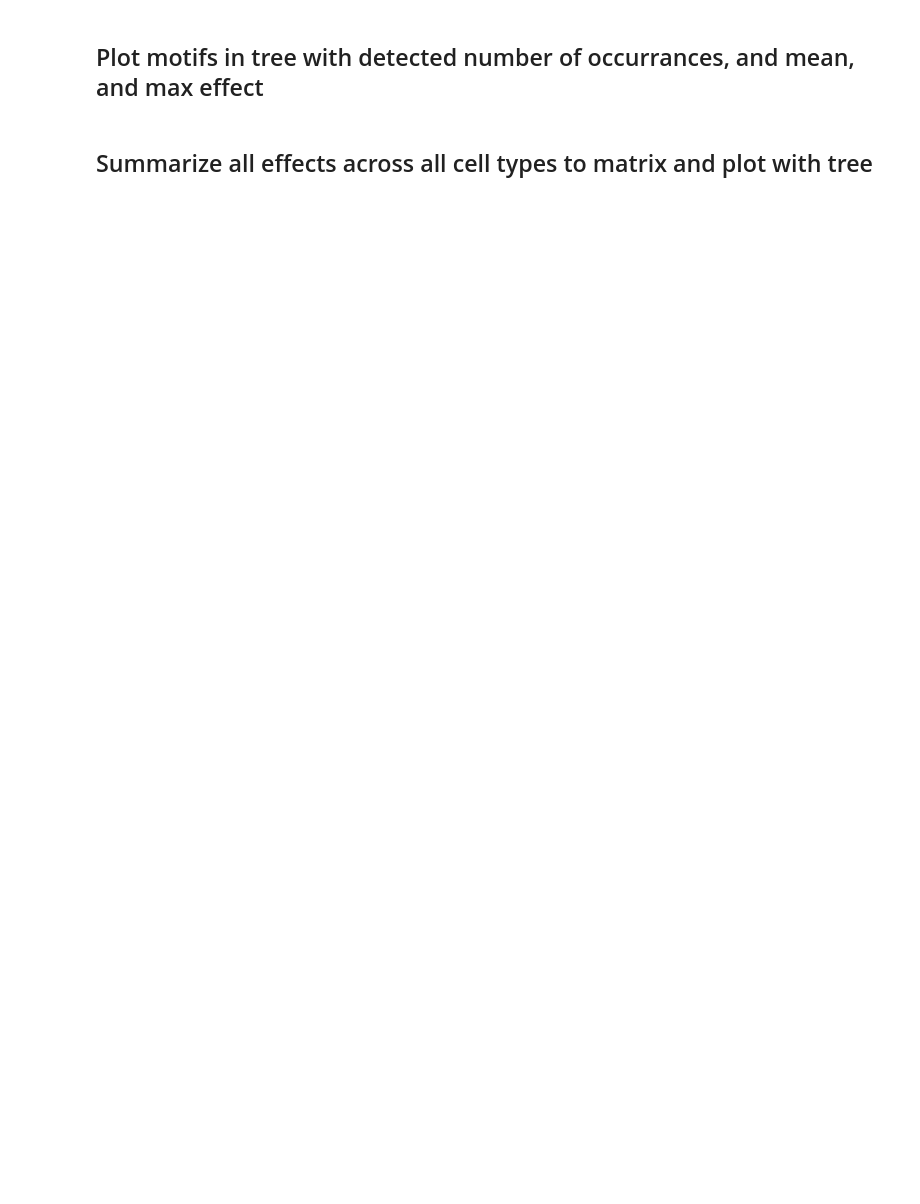
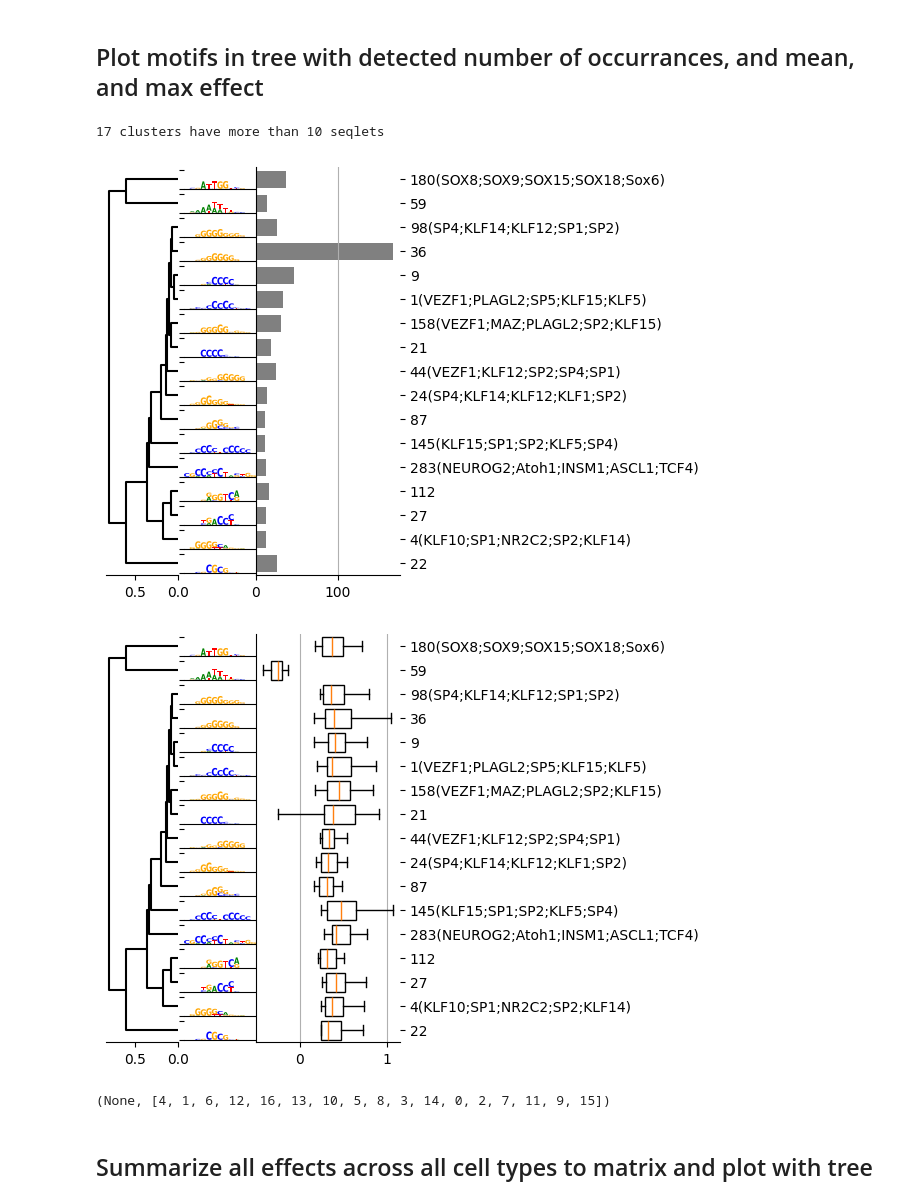
Before and after one commit to sasselab/DRG, a Jupyter notebook: examples/DRGpipeline.ipynb, the cells around one changed output. Cells and saved outputs as stored; diff of their text form; code cells hidden in the pictures; blank space fills up the shorter version.

```diff
--- a/examples/DRGpipeline.ipynb
+++ b/examples/DRGpipeline.ipynb
@@ -708,6 +868,71 @@ ValueError: setting an array element with a sequence. The requested array has an
 # %% [markdown]
 ## Plot motifs in tree with detected number of occurrances, and mean, and max effect
 # %%
-# TODO function to summarize the effects for boxplots
+import drg_tools.plotlib as drgplt
+
+# Of the hundreds of clusters, let's restrict the plot to clusters in neural.crest and large clusters of n > 10
+#motif_names = np.concatenate(motif_names, axis = 0)
+#motif_max_effect = np.concatenate(motif_max_effect, axis = 0)
+motif_mask = np.array(['neural.crest' in mf for mf in motif_names])
+cluster_ids_nc, n_seqlets_nc = np.unique(clusters[motif_mask], return_counts=True)
+n_seqlets = np.zeros(len(cluster_ids))
+n_seqlets[np.isin(cluster_ids, cluster_ids_nc)] = n_seqlets_nc
+cluster_mask = n_seqlets > 10
+print(f'{np.sum(cluster_mask)} clusters have more than 10 seqlets')
+
+selected_cluster_cwms = [cw for c, cw in enumerate(cluster_cwms) if cluster_mask[c]]
+# Compute the correlation distance matrix between the selected cluster motifs
+cwm_correlation = torch_compute_similarity_motifs(selected_cluster_cwms, selected_cluster_cwms, metric = 'correlation', min_sim = 4,
+                                                     padding = 0., infocont = False, bk_freq = 0.25, reverse_complement = True,
+                                                     verbose = False, batchsize = 1024, exact = True, fill_logp_self = 127,
+                                                     return_alignment = False)
+
+drgplt.plot_heatmap(None, # matrix that is plotted with imshow
+                 ydistmat = cwm_correlation, # matrix to compute sorty, default uses heatmat
+                 sorty = 'average', # same as above but for y axis
+                 pwms = selected_cluster_cwms, # pwms that are plotted with logomaker next to rows of matrix
+                 infocont = False,
+                 yticklabels  = cluster_name[cluster_mask],
+                 showdpi = None, # dpi value for plotting with plt.show()
+                 dpi = None, # dpi value for savefig
+                 figname = None, # if given, figure saved under this name
+                 fmt = '.jpg', # format of saved figure
+                 maxsize = 150, # largest size the figure can take along both axis
+                 cellsize = 0.3, # size of a single cell in the heatmap
+                 cellratio = 1., # ratio of cells y/x
+                 noheatmap = True, # if True, only tree is plotted
+                 row_distributions = n_seqlets[cluster_mask].reshape(-1,1), # for each row in heatmap, add
+                 # a box or a bar plot with plot_distribution,
+                 row_distribution_kwargs = {'barplot':True} # kwargs fro plot_distribution
+                 )
+
+
+# Collect the max-effects of the different motif clusters for a specific cell types from motif_mean_effect
+cluster_effect_sizes = []
+for ci in cluster_ids[cluster_mask]:
+    cluster_effect_sizes.append(motif_max_effect[(clusters == ci)*(motif_mask)])
+drgplt.plot_heatmap(None, # matrix that is plotted with imshow
+                 ydistmat = cwm_correlation, # matrix to compute sorty, default uses heatmat
+                 sorty = 'average', # same as above but for y axis
+                 pwms = selected_cluster_cwms, # pwms that are plotted with logomaker next to rows of matrix
+                 infocont = False,
+                 yticklabels  = cluster_name[cluster_mask],
+                 showdpi = None, # dpi value for plotting with plt.show()
+                 dpi = None, # dpi value for savefig
+                 figname = None, # if given, figure saved under this name
+                 fmt = '.jpg', # format of saved figure
+                 maxsize = 150, # largest size the figure can take along both axis
+                 cellsize = 0.3, # size of a single cell in the heatmap
+                 cellratio = 1., # ratio of cells y/x
+                 noheatmap = True, # if True, only tree is plotted
+                 row_distributions = cluster_effect_sizes, # for each row in heatmap, add
+                 # a box or a bar plot with plot_distribution,
+                 row_distribution_kwargs = {} # kwargs fro plot_distribution
+                 )
+# %% [output]
+17 clusters have more than 10 seqlets
+[figure, added]
+[figure, added]
+(None, [4, 1, 6, 12, 16, 13, 10, 5, 8, 3, 14, 0, 2, 7, 11, 9, 15])
 # %% [markdown]
 ## Summarize all effects across all cell types to matrix and plot with tree
```
Also changed, not shown: parts of 4 cells of this notebook, 3 other files.
